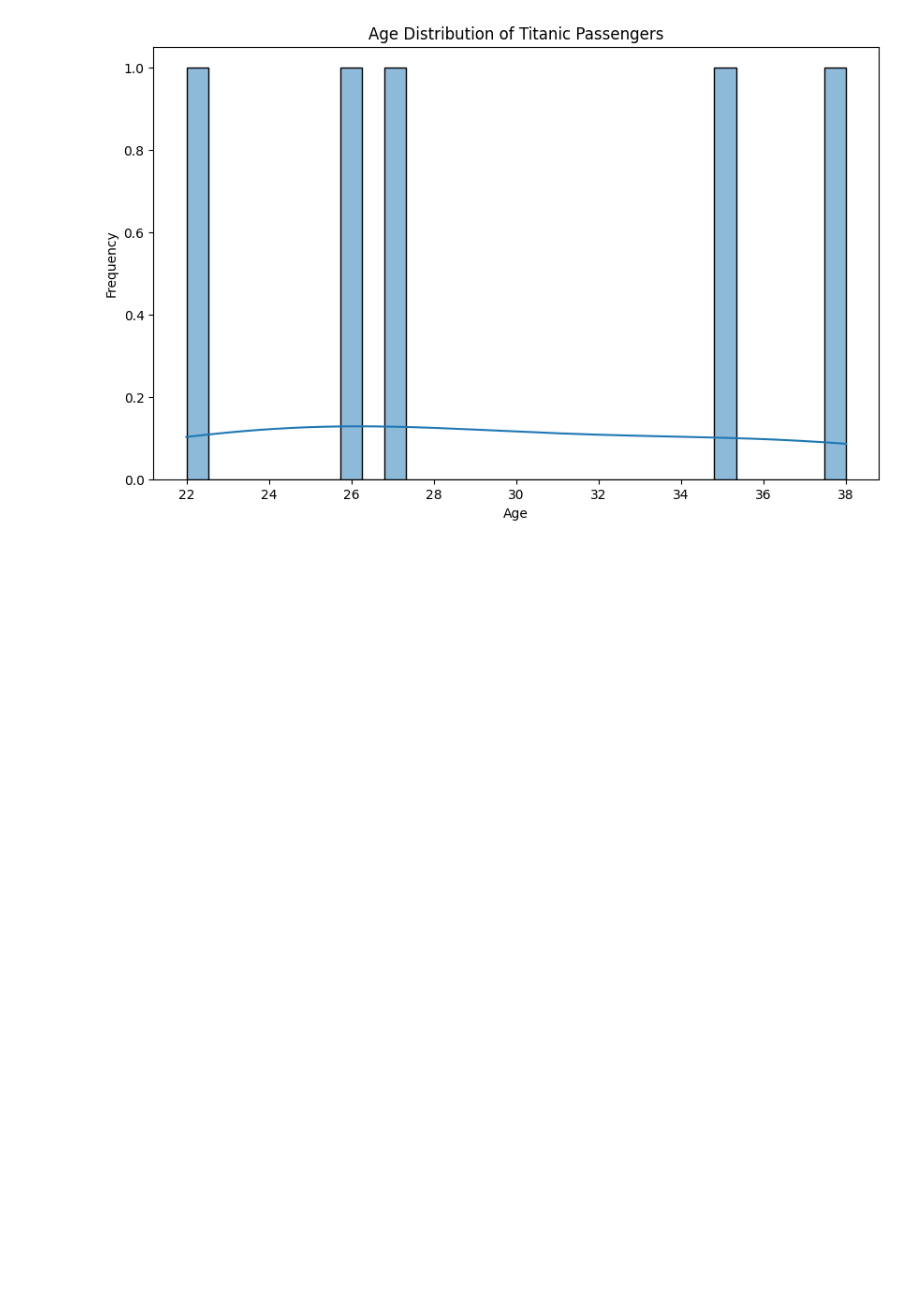
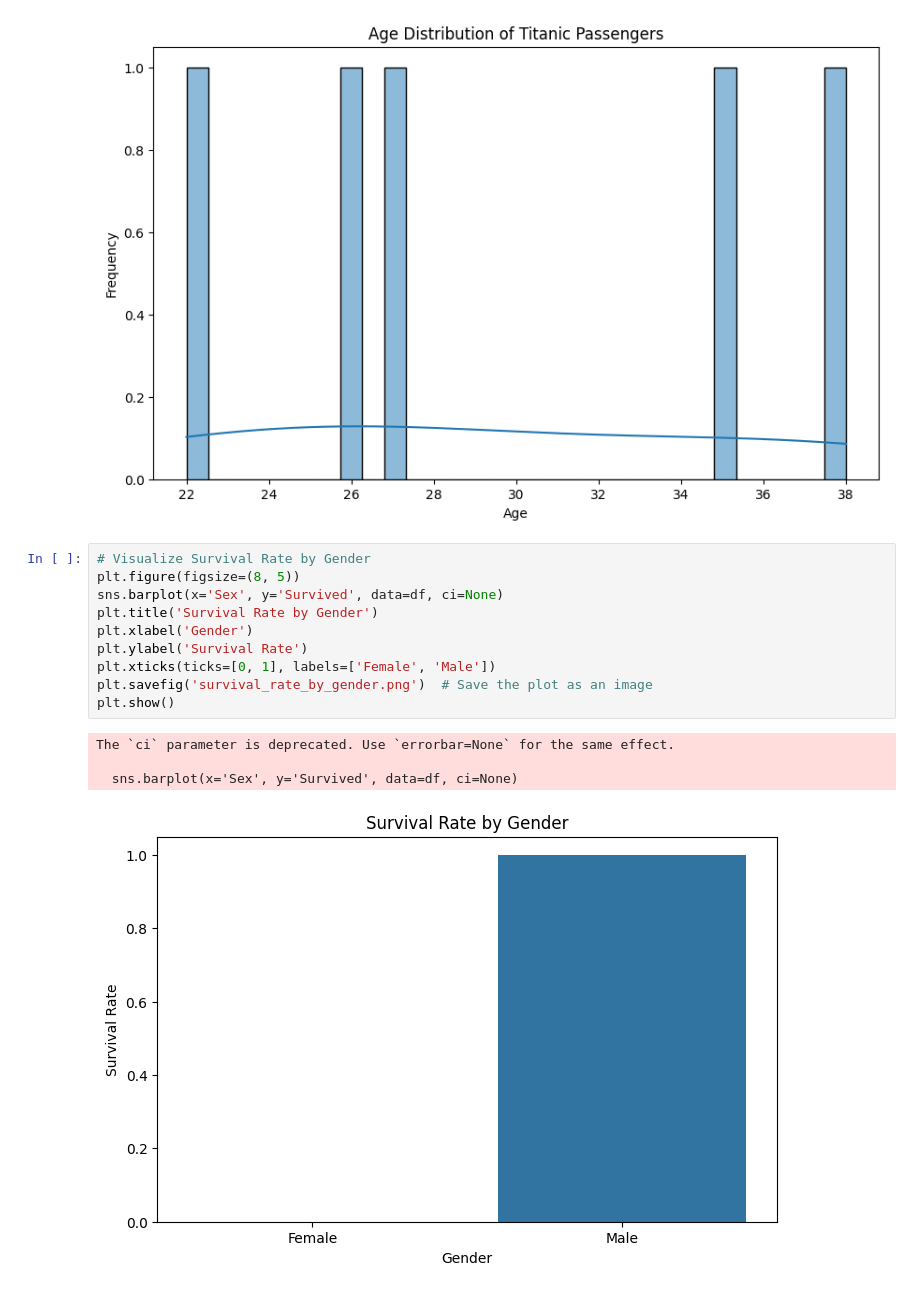
Before and after one commit to Elen-tesfai/datafun-06-eda, a Jupyter notebook: elen_eda.ipynb, the cells around one changed output. Cells and saved outputs as stored; diff of their text form; blank space fills up the shorter version.

Commit message:
Added visualizations for survival rate by gender and fare distribution

```diff
--- a/elen_eda.ipynb
+++ b/elen_eda.ipynb
@@ -88,3 +88,18 @@ plt.savefig('age_distribution.png')  # Save the plot as an image
 plt.show()
 # %% [output]
 [figure]
+# %%
+# Visualize Survival Rate by Gender
+plt.figure(figsize=(8, 5))
+sns.barplot(x='Sex', y='Survived', data=df, ci=None)
+plt.title('Survival Rate by Gender')
+plt.xlabel('Gender')
+plt.ylabel('Survival Rate')
+plt.xticks(ticks=[0, 1], labels=['Female', 'Male'])
+plt.savefig('survival_rate_by_gender.png')  # Save the plot as an image
+plt.show()
+# %% [output]
+The `ci` parameter is deprecated. Use `errorbar=None` for the same effect.
+
+  sns.barplot(x='Sex', y='Survived', data=df, ci=None)
+[figure, added]
```
Also changed, not shown: parts of 2 cells of this notebook.
